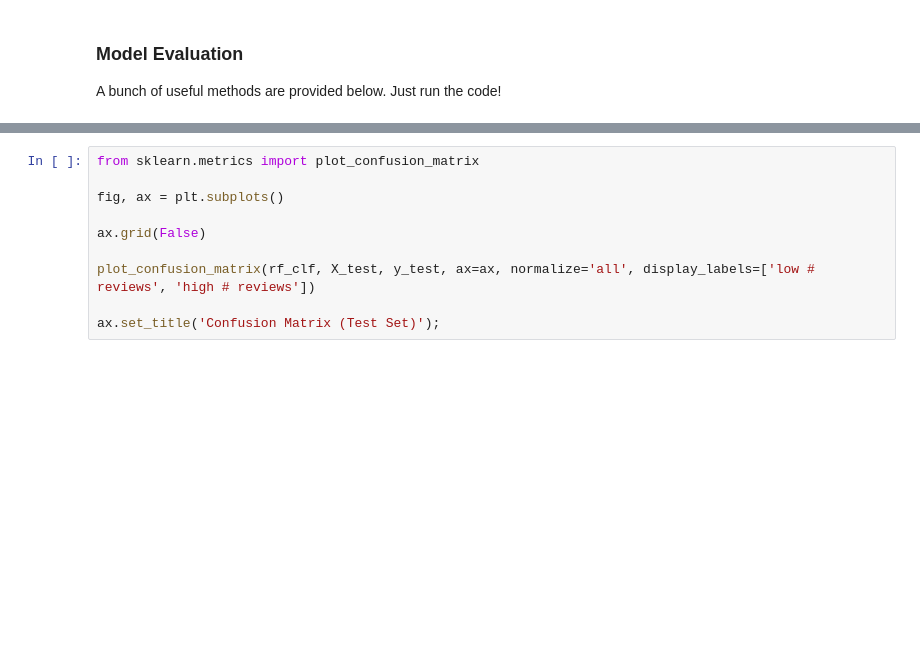
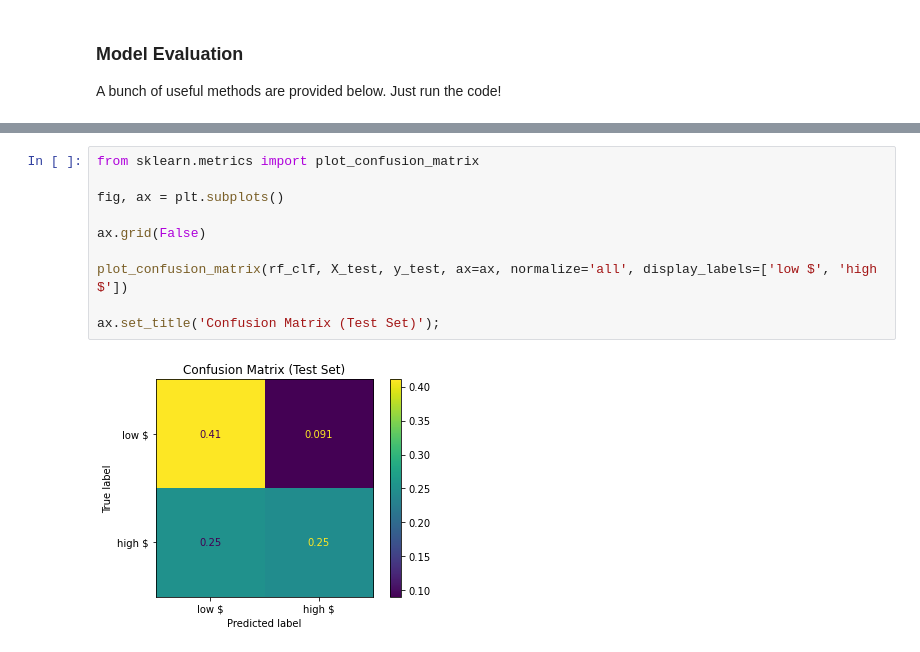
Before and after one commit to sbarton272/usf_econ_622_feature_engineering, a Jupyter notebook: starter_notebook.ipynb, the cells around one changed output, grey strips where cells are left out. Cells and saved outputs as stored; diff of their text form; blank space fills up the shorter version.

```diff
--- a/starter_notebook.ipynb
+++ b/starter_notebook.ipynb
@@ -237,13 +315,15 @@ ax.set_title('Model Precision/Recall');
 # %%
 from sklearn.metrics import plot_confusion_matrix
 
 fig, ax = plt.subplots()
 
 ax.grid(False)
 
-plot_confusion_matrix(rf_clf, X_test, y_test, ax=ax, normalize='all', display_labels=['low # reviews', 'high # reviews'])
+plot_confusion_matrix(rf_clf, X_test, y_test, ax=ax, normalize='all', display_labels=['low $', 'high $'])
 
 ax.set_title('Confusion Matrix (Test Set)');
+# %% [output]
+[figure, added]
 # %%
 features_importance = pd.DataFrame(index=X.columns)
 features_importance['importance'] = rf_clf.feature_importances_
```
Also changed, not shown: parts of 16 cells of this notebook.
